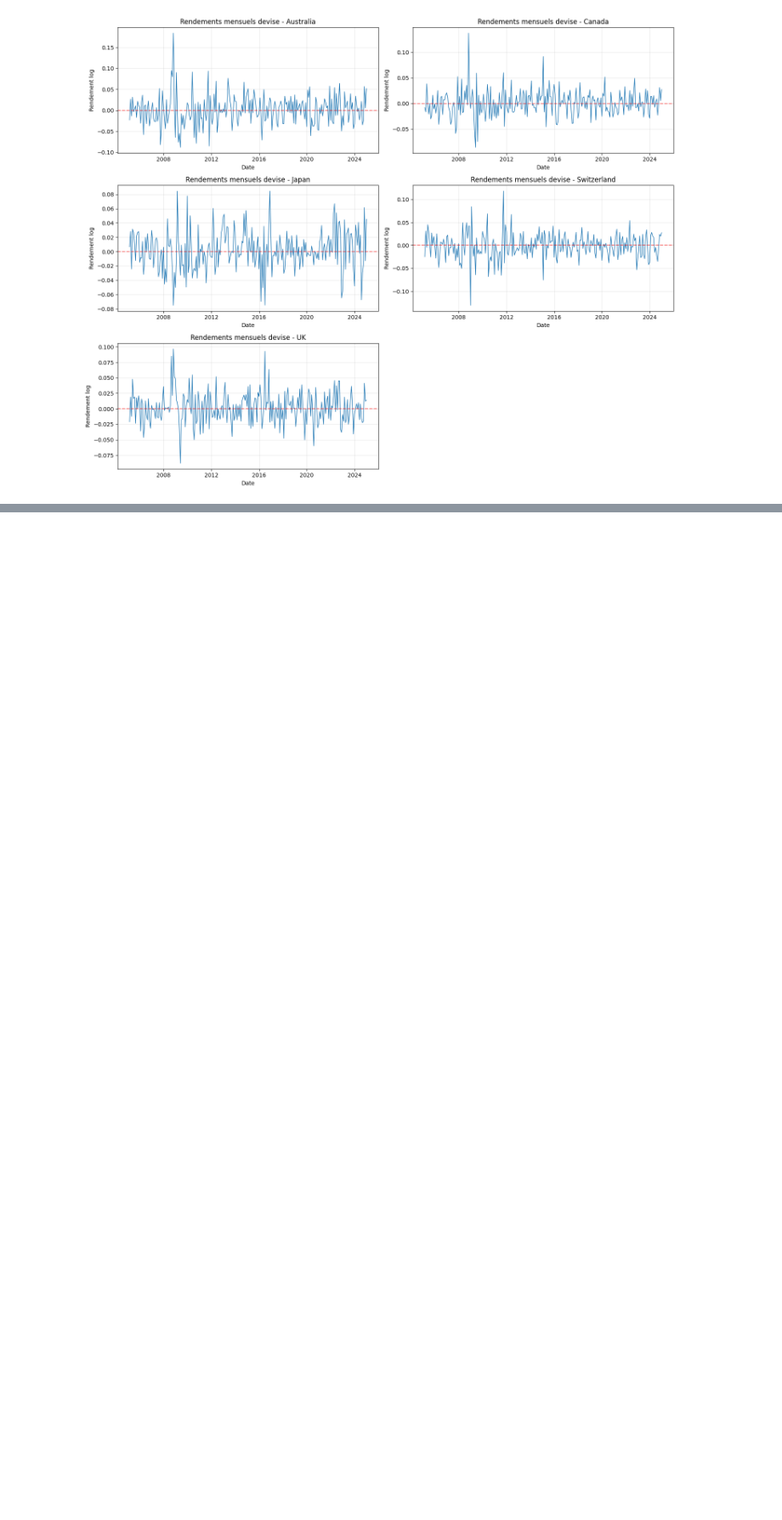
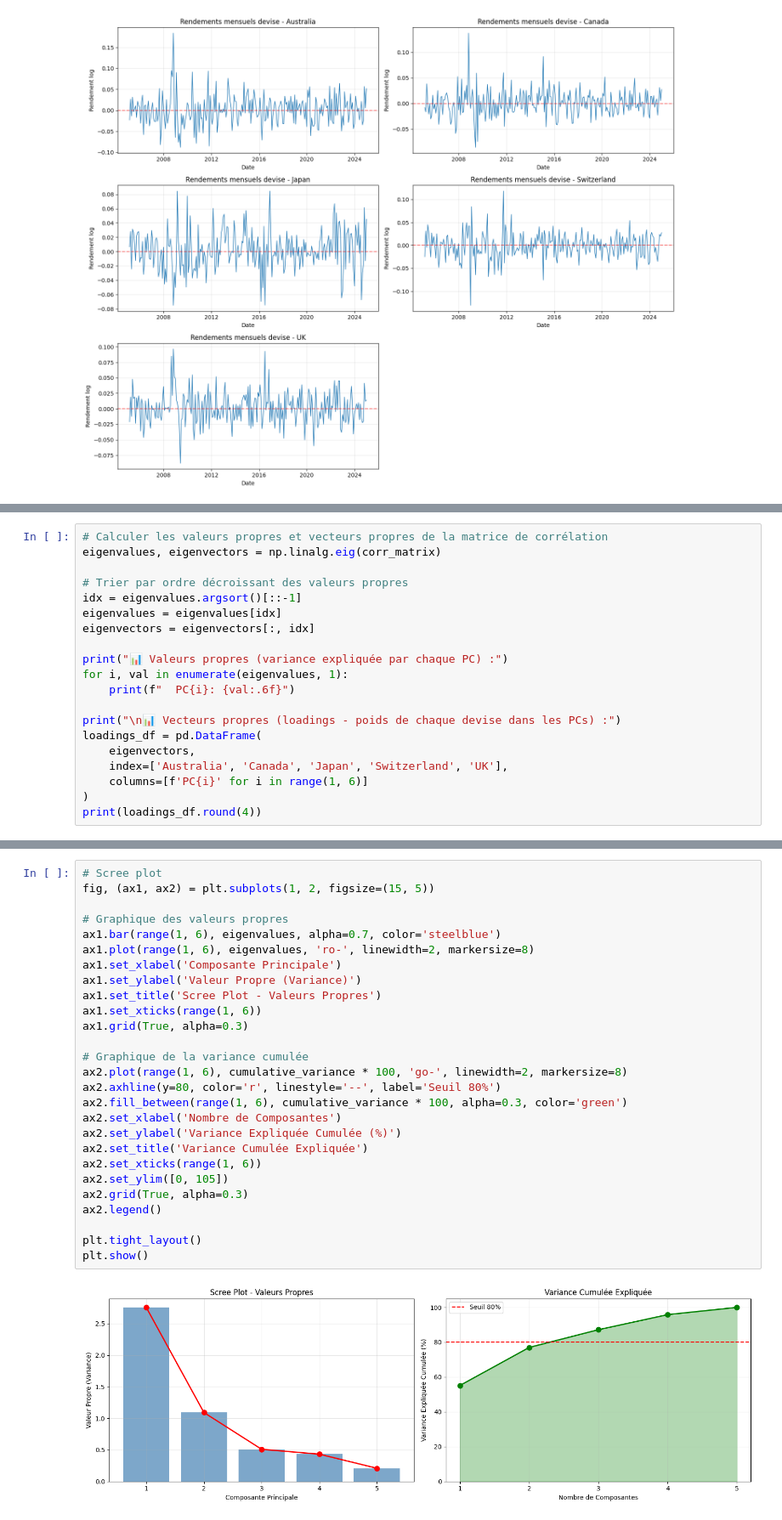
Before and after one commit to Lilas-Bertot/ETUDE-DE-CAS-2, a Jupyter notebook: Étude de cas 2.ipynb, the cells around one changed output, grey strips where cells are left out. Shown at 85% size. Cells and saved outputs as stored; diff of their text form; blank space fills up the shorter version.

```diff
--- a/Étude de cas 2.ipynb
+++ b/Étude de cas 2.ipynb
@@ -244,0 +347,20 @@ plt.show()
+# %%
+# Calculer les valeurs propres et vecteurs propres de la matrice de corrélation
+eigenvalues, eigenvectors = np.linalg.eig(corr_matrix)
+
+# Trier par ordre décroissant des valeurs propres
+idx = eigenvalues.argsort()[::-1]
+eigenvalues = eigenvalues[idx]
+eigenvectors = eigenvectors[:, idx]
+
+print("📊 Valeurs propres (variance expliquée par chaque PC) :")
+for i, val in enumerate(eigenvalues, 1):
+    print(f"  PC{i}: {val:.6f}")
+
+print("\n📊 Vecteurs propres (loadings - poids de chaque devise dans les PCs) :")
+loadings_df = pd.DataFrame(
+    eigenvectors,
+    index=['Australia', 'Canada', 'Japan', 'Switzerland', 'UK'],
+    columns=[f'PC{i}' for i in range(1, 6)]
+)
+print(loadings_df.round(4))
@@ -244,0 +467,29 @@ plt.show()
+# %%
+# Scree plot
+fig, (ax1, ax2) = plt.subplots(1, 2, figsize=(15, 5))
+
+# Graphique des valeurs propres
+ax1.bar(range(1, 6), eigenvalues, alpha=0.7, color='steelblue')
+ax1.plot(range(1, 6), eigenvalues, 'ro-', linewidth=2, markersize=8)
+ax1.set_xlabel('Composante Principale')
+ax1.set_ylabel('Valeur Propre (Variance)')
+ax1.set_title('Scree Plot - Valeurs Propres')
+ax1.set_xticks(range(1, 6))
+ax1.grid(True, alpha=0.3)
+
+# Graphique de la variance cumulée
+ax2.plot(range(1, 6), cumulative_variance * 100, 'go-', linewidth=2, markersize=8)
+ax2.axhline(y=80, color='r', linestyle='--', label='Seuil 80%')
+ax2.fill_between(range(1, 6), cumulative_variance * 100, alpha=0.3, color='green')
+ax2.set_xlabel('Nombre de Composantes')
+ax2.set_ylabel('Variance Expliquée Cumulée (%)')
+ax2.set_title('Variance Cumulée Expliquée')
+ax2.set_xticks(range(1, 6))
+ax2.set_ylim([0, 105])
+ax2.grid(True, alpha=0.3)
+ax2.legend()
+
+plt.tight_layout()
+plt.show()
+# %% [output]
+[figure, added]
```
Also changed, not shown: parts of 18 cells of this notebook.
